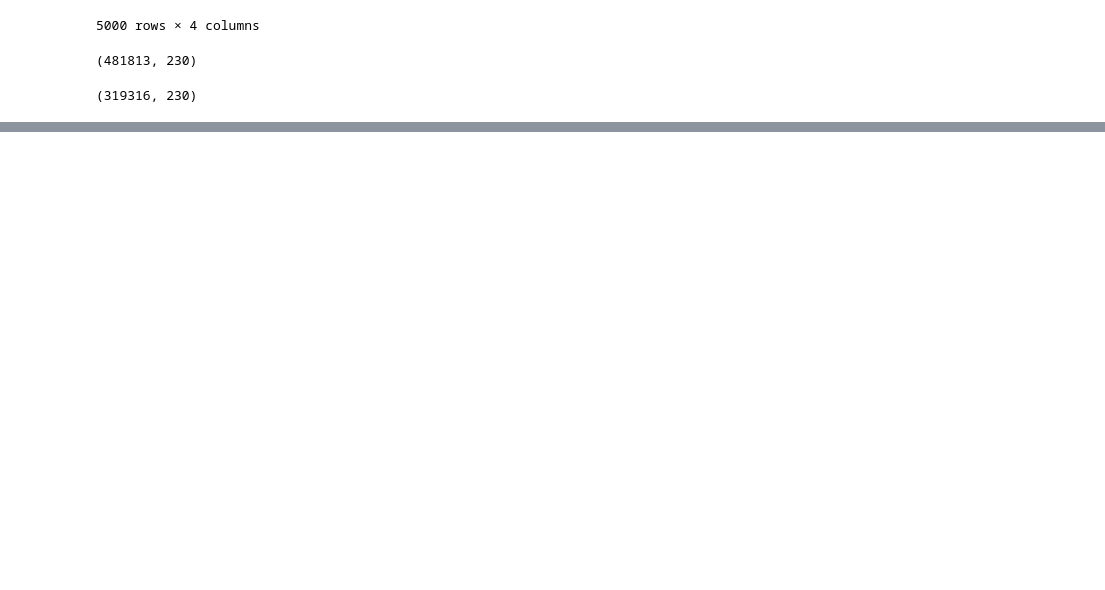
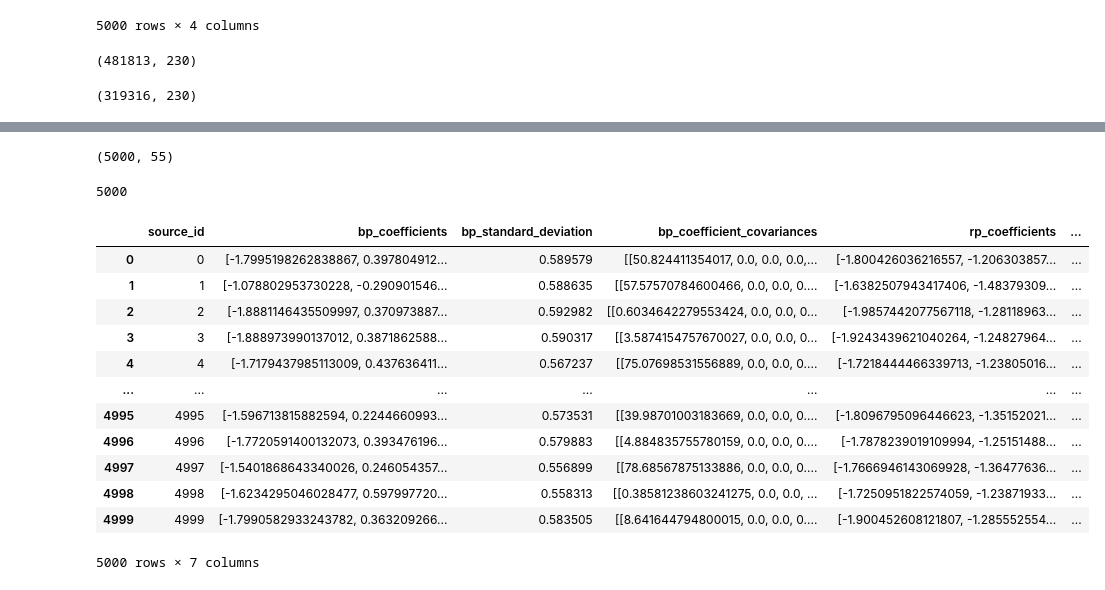
Before and after one commit to aydanmckay/ml, a Jupyter notebook: torchnn/trainedmodel.ipynb, the cells around one changed output, grey strips where cells are left out. Cells and saved outputs as stored; diff of their text form; code cells hidden in the pictures; blank space fills up the shorter version.

```diff
--- a/torchnn/trainedmodel.ipynb
+++ b/torchnn/trainedmodel.ipynb
@@ -348,0 +321,45 @@ array([StandardScaler(), StandardScaler(), StandardScaler(),
+# %%
+preds = np.array([pred.to('cpu').numpy() for pred in preds]).T
+# %%
+rpnewpred = []
+bpnewpred = []
+for bpred,rpred,bscale,rscale in zip(preds[:55],preds[55:],bpscaler,rpscaler):
+    bpnewpred.append(bscale.inverse_transform([bpred]).flatten())
+    rpnewpred.append(rscale.inverse_transform([rpred]).flatten())
+# %%
+bpnews = np.array(bpnewpred).T
+rpnews = np.array(rpnewpred).T
+rpnews.shape
+# %% [output]
+(5000, 55)
+# %%
+len(preds.T)
+# %% [output]
+5000
+# %%
+dfnew = pd.DataFrame(
+    {'source_id':range(len(preds.T)),
+     'bp_coefficients':list(bpnews),
+     'bp_standard_deviation':[np.std(bp) for bp in bpnews],
+     'bp_coefficient_covariances':covbs,
+     'rp_coefficients':list(rpnews),
+     'rp_coefficient_covariances':covrs,
+     'rp_standard_deviation':[np.std(rp) for rp in rpnews]
+    }
+)
+# %%
+dfnew
+# %% [output]
+|  | source_id | bp_coefficients | bp_standard_deviation | bp_coefficient_covariances | rp_coefficients | ... |
+| 0 | 0 | [-1.7995198262838867, 0.397804912... | 0.589579 | [[50.824411354017, 0.0, 0.0, 0.0,... | [-1.800426036216557, -1.206303857... | ... |
+| 1 | 1 | [-1.078802953730228, -0.290901546... | 0.588635 | [[57.57570784600466, 0.0, 0.0, 0.... | [-1.6382507943417406, -1.48379309... | ... |
+| 2 | 2 | [-1.8881146435509997, 0.370973887... | 0.592982 | [[0.6034642279553424, 0.0, 0.0, 0... | [-1.9857442077567118, -1.28118963... | ... |
+| 3 | 3 | [-1.888973990137012, 0.3871862588... | 0.590317 | [[3.5874154757670027, 0.0, 0.0, 0... | [-1.9243439621040264, -1.24827964... | ... |
+| 4 | 4 | [-1.7179437985113009, 0.437636411... | 0.567237 | [[75.07698531556889, 0.0, 0.0, 0.... | [-1.7218444466339713, -1.23805016... | ... |
+| ... | ... | ... | ... | ... | ... | ... |
+| 4995 | 4995 | [-1.596713815882594, 0.2244660993... | 0.573531 | [[39.98701003183669, 0.0, 0.0, 0.... | [-1.8096795096446623, -1.35152021... | ... |
+| 4996 | 4996 | [-1.7720591400132073, 0.393476196... | 0.579883 | [[4.884835755780159, 0.0, 0.0, 0.... | [-1.7878239019109994, -1.25151488... | ... |
+| 4997 | 4997 | [-1.5401868643340026, 0.246054357... | 0.556899 | [[78.68567875133886, 0.0, 0.0, 0.... | [-1.7666946143069928, -1.36477636... | ... |
+| 4998 | 4998 | [-1.6234295046028477, 0.597997720... | 0.558313 | [[0.38581238603241275, 0.0, 0.0, ... | [-1.7250951822574059, -1.23871933... | ... |
+| 4999 | 4999 | [-1.7990582933243782, 0.363209266... | 0.583505 | [[8.641644794800015, 0.0, 0.0, 0.... | [-1.900452608121807, -1.285552554... | ... |
+5000 rows × 7 columns
```
Also changed, not shown: parts of 22 cells of this notebook, 3 other files.
